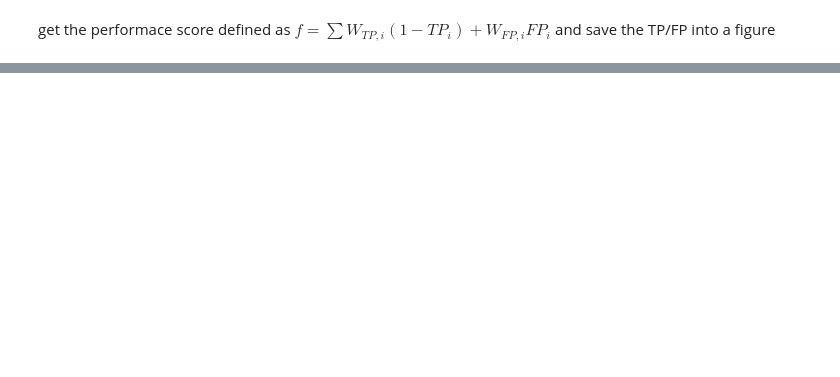
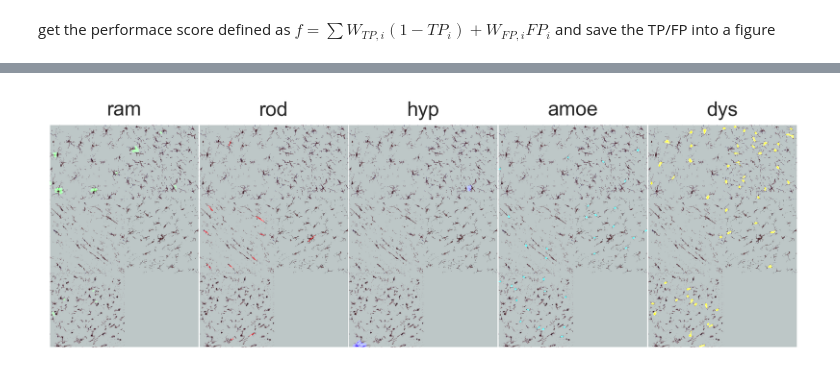
Before and after one commit to bsu233/microglia_MACH, a Jupyter notebook: hierarchical_filtering.ipynb, the cells around one changed output, grey strips where cells are left out. Saved outputs shown, nothing was run; the diff lists cells and outputs as text; code cells hidden in the pictures; blank space fills up the shorter version.

```diff
--- a/hierarchical_filtering.ipynb
+++ b/hierarchical_filtering.ipynb
@@ -87,3 +87,18 @@ dys
+# %%
+imgResult = results.giveImgResutls()
+# %%
+cases = ['ram','rod','hyp','amoe','dys']
+plt.style.use('seaborn')
+plt.figure(dpi=300)
+for i in range(5):
+    plt.subplot(1,5,i+1)
+    plt.imshow(imgResult[cases[i]])
+    plt.xticks([])
+    plt.yticks([])
+    plt.title(cases[i])
+plt.subplots_adjust(wspace=0.01)
+# %% [output]
+[figure, added]
 # %%
 print (PFscore)
 # %% [output]
```
Also changed, not shown: parts of 5 cells of this notebook, 2 other files.
